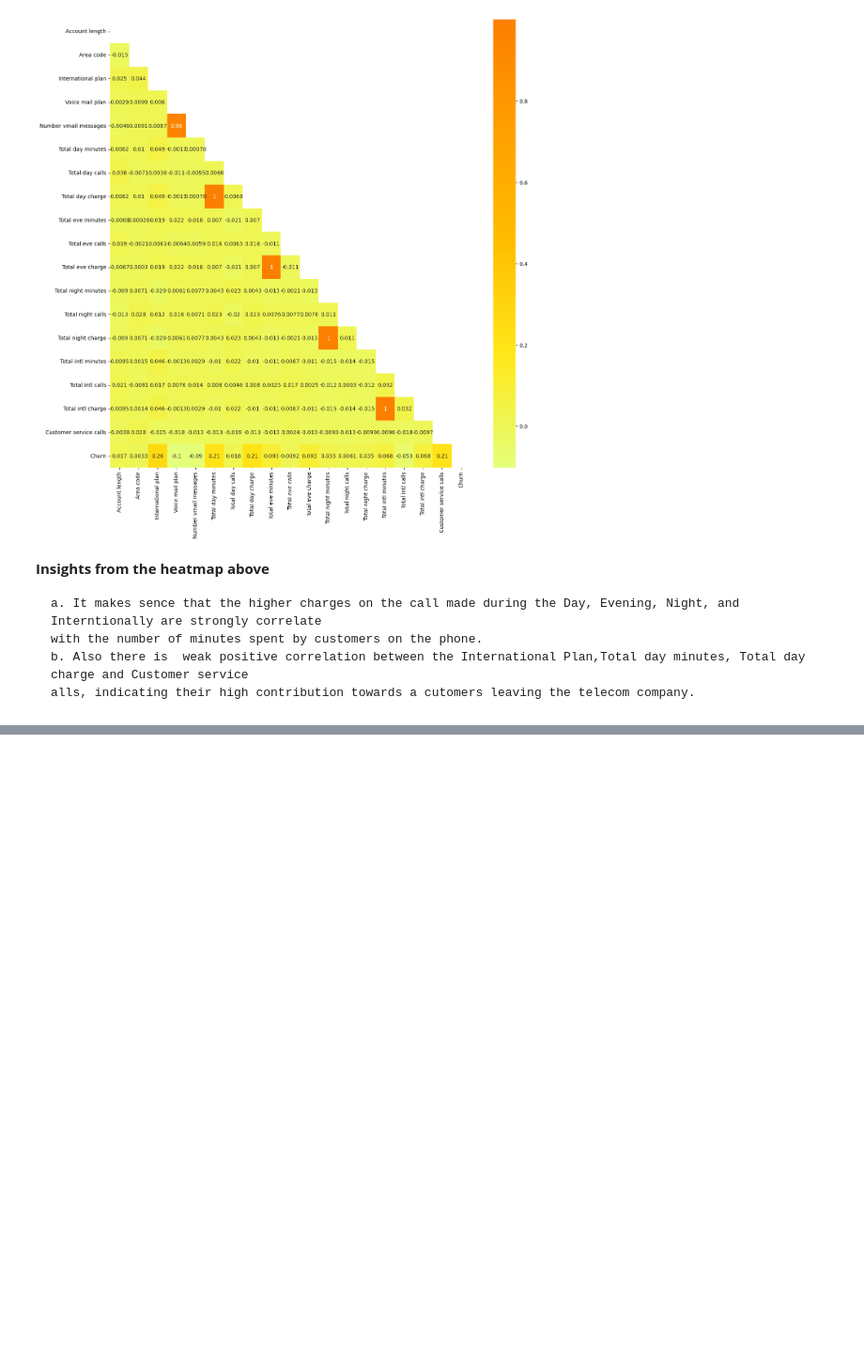
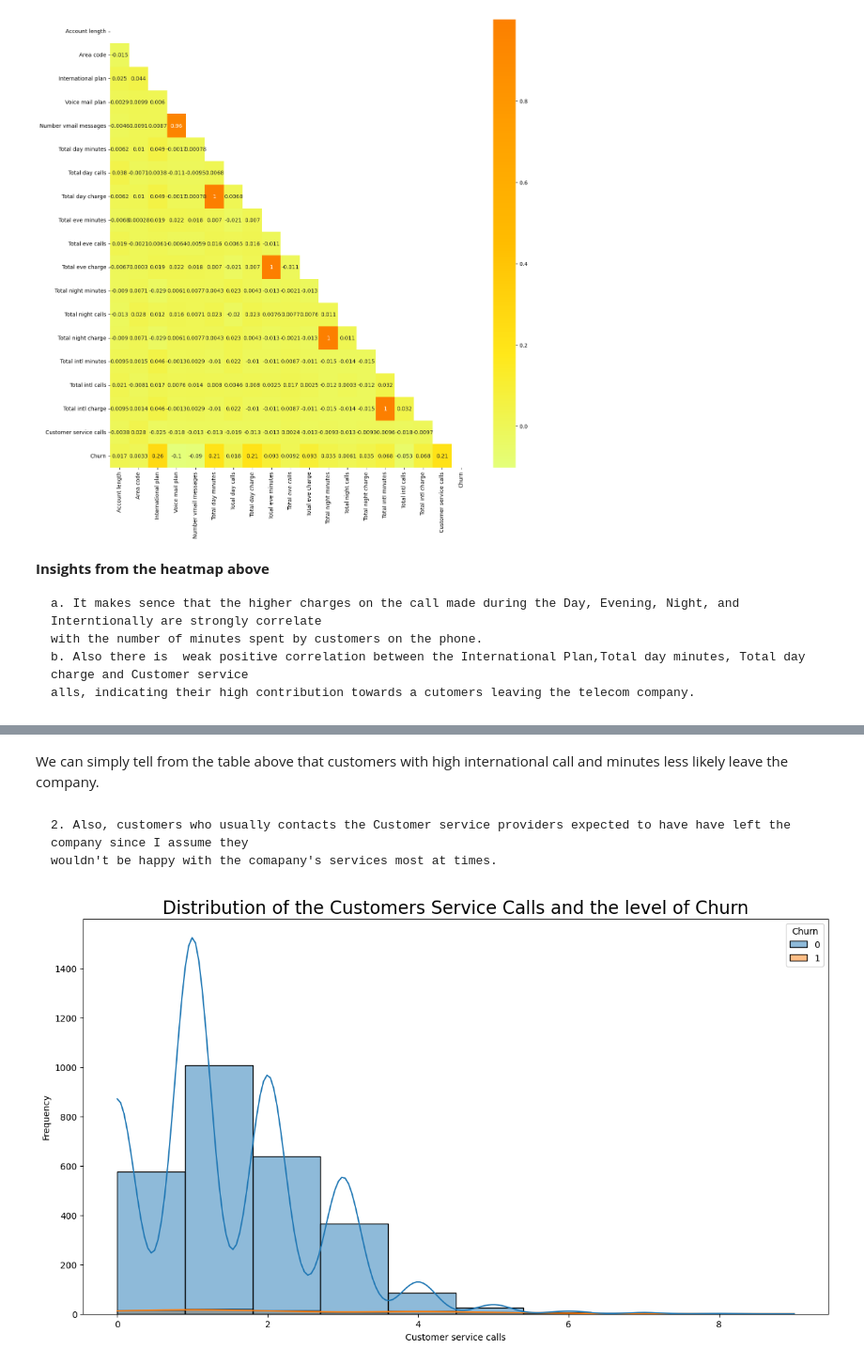
Before and after one commit to juliusmarkwei/Telecom-Churn, a Jupyter notebook: Telecom_Churn.ipynb, the cells around one changed output, grey strips where cells are left out. Shown at 94% size. Cells and saved outputs as stored; diff of their text form; code cells hidden in the pictures; blank space fills up the shorter version.

```diff
--- a/Telecom_Churn.ipynb
+++ b/Telecom_Churn.ipynb
@@ -304,3 +294,6 @@ plt.show()
 #### Lets now test the hypothesis we stated earlier 💹
 
 1. I beleive that customers with higher international calls and minuites are more likely to not have left the company.
+# %%
+telecom_data['Int_Calls_and_Minutes'] = telecom_data['Total intl calls'] + telecom_data['Total intl minutes']
+pd.pivot_table(data=telecom_data, index='Churn', values='Int_Calls_and_Minutes', aggfunc=[np.sum, np.mean, 'count'])
@@ -306,0 +306,13 @@ plt.show()
+# %% [markdown]
+We can simply tell from the table above that customers with high international call and minutes less likely leave the company.
+# %% [markdown]
+    2. Also, customers who usually contacts the Customer service providers expected to have have left the company since I assume they
+    wouldn't be happy with the comapany's services most at times.
+# %%
+plt.figure(figsize=(15, 8))
+sns.histplot(data=telecom_data, x='Customer service calls', hue='Churn', stat='frequency', kde=True,\
+             bins=len(set(telecom_data['Customer service calls'])))
+plt.title('Distribution of the Customers Service Calls and the level of Churn', fontdict={'fontsize': 20})
+plt.show()
+# %% [output]
+[figure, added]
```
Also changed, not shown: parts of 6 cells of this notebook.
